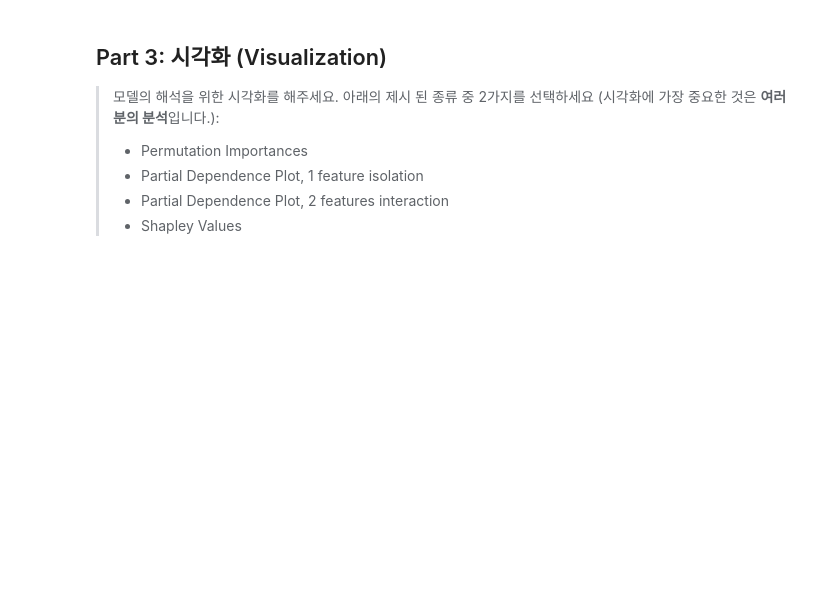
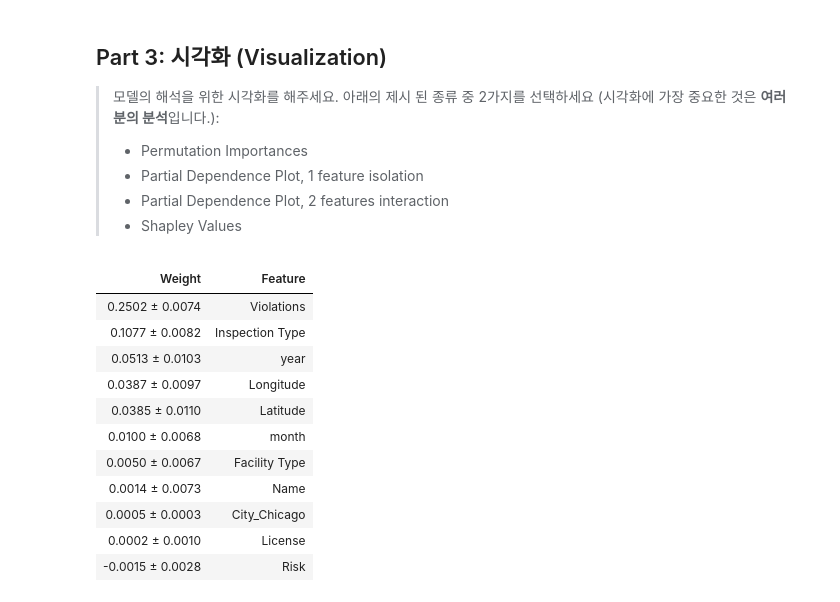
Before and after one commit to y001003/Bootcamp, a Jupyter notebook: ai06_sc23x_박영수_2차제출.ipynb, the cells around one changed output. Cells and saved outputs as stored; diff of their text form; code cells hidden in the pictures; blank space fills up the shorter version.

```diff
--- a/ai06_sc23x_박영수_2차제출.ipynb
+++ b/ai06_sc23x_박영수_2차제출.ipynb
@@ -274,0 +274,11 @@ X_train.shape, X_test.shape
+# %%
+# 이 곳에 답안을 작성해주시길 바랍니다
+target = 'Inspection Fail'
+features = ['Name', 'City_Chicago', 'year', 'month', 'Facility Type', 'Violations', 'License','Risk', 'Latitude','Longitude', 'Inspection Type', 'Inspection Fail']
+
+X_train, X_val, y_train, y_val = train_test_split(X_train, X_train[target], test_size=0.2, random_state = 2)
+# %%
+X_train = X_train.drop(target,axis=1)
+X_val = X_val.drop(target,axis=1)
+
+X_train.shape, y_train.shape, X_val.shape, y_val.shape
@@ -299,0 +437,35 @@ X_train.shape, X_test.shape
+# %%
+# 이 곳에 답안을 작성해주시길 바랍니다
+# permuter 정의
+permuter = PermutationImportance(
+    clf,
+    scoring='f1',
+    n_iter=5,
+    random_state=10
+)
+
+
+permuter.fit(X_val_processed, y_val);
+
+
+feature_names = X_val.columns.tolist()
+
+# 특성별 score 확인
+eli5.show_weights(
+    permuter,
+    top=None,
+    feature_names=feature_names
+)
+# %% [output]
+| Weight | Feature |
+| 0.2502 ± 0.0074 | Violations |
+| 0.1077 ± 0.0082 | Inspection Type |
+| 0.0513 ± 0.0103 | year |
+| 0.0387 ± 0.0097 | Longitude |
+| 0.0385 ± 0.0110 | Latitude |
+| 0.0100 ± 0.0068 | month |
+| 0.0050 ± 0.0067 | Facility Type |
+| 0.0014 ± 0.0073 | Name |
+| 0.0005 ± 0.0003 | City_Chicago |
+| 0.0002 ± 0.0010 | License |
+| -0.0015 ± 0.0028 | Risk |
```
Also changed, not shown: parts of 19 cells of this notebook.
